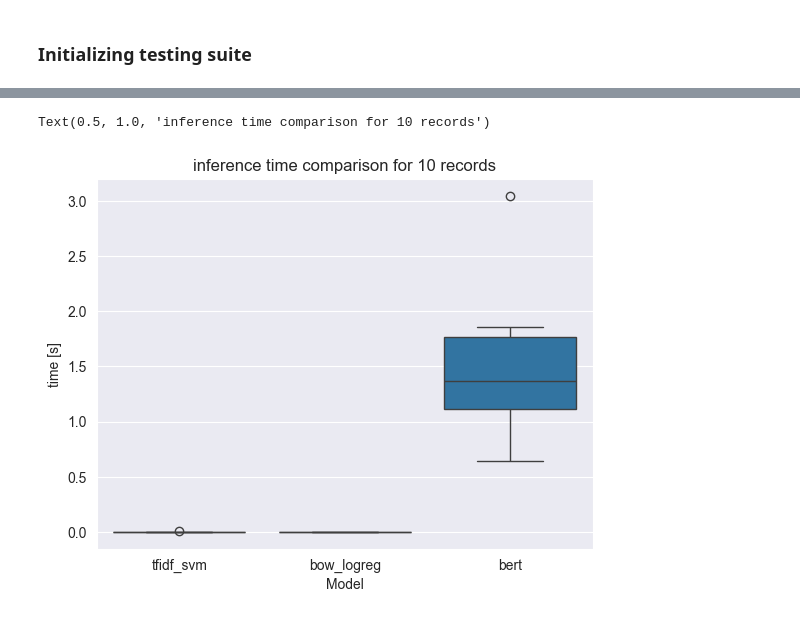
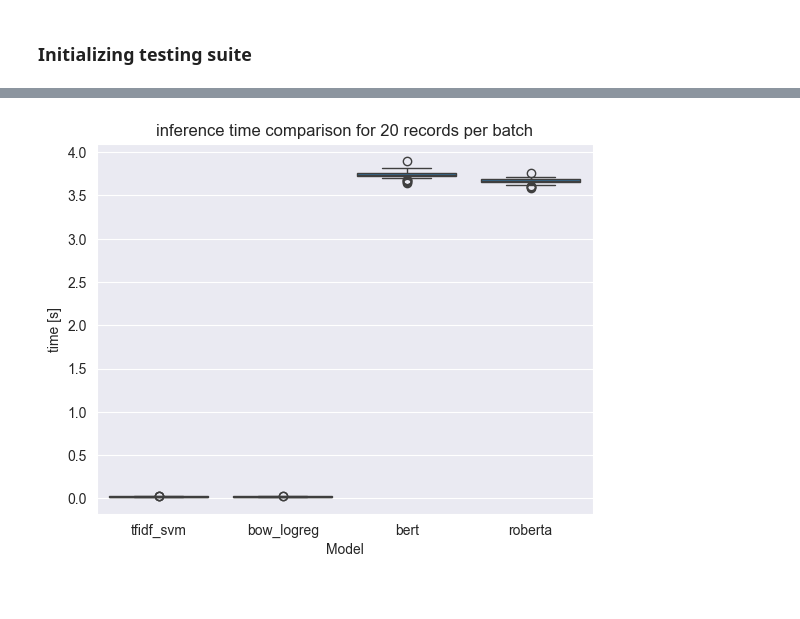
Before and after one commit to awroble/NLP_2025W, a Jupyter notebook: Tester/models_evaluation.ipynb, the cells around one changed output, grey strips where cells are left out. Cells and saved outputs as stored; diff of their text form; code cells hidden in the pictures.

```diff
--- a/Tester/models_evaluation.ipynb
+++ b/Tester/models_evaluation.ipynb
@@ -46,0 +51,2 @@ suite.add(BertModel(model=bert_model,tokenizer=bert_tokenizer,name="bert"))
+# %%
+suite.add(BertModel(model=roberta_model,tokenizer=roberta_tokenizer,name="roberta"))
@@ -77,0 +87,2 @@ Text(0.5, 1.0, 'Accuracy comparison')
+# %%
+f1_results=suite.evaluate(metric="f1_score",batch_nr=batch_nr)
@@ -77,0 +135,6 @@ Text(0.5, 1.0, 'Accuracy comparison')
+# %%
+df=pd.DataFrame.from_dict(f1_results)
+df1=df.melt().rename(columns={"value":"mcc","variable":"Model"})
+plot=sns.boxplot(x="Model",y="mcc",data=df1).set_title("mcc comparison")
+fig=plot.get_figure()
+fig.savefig("figs/mcc_results_comparison.png")
@@ -82,5 +145,3 @@ suite.change_ds(X[:100].to_numpy(),y[:100].to_numpy())
-# %%
-batch_nr=10
 # %%
 time_results=suite.measure_time(batch_nr=batch_nr)
 # %% [output]
@@ -97,8 +165,8 @@ batch nr 10 finished
 # %%
 dft=pd.DataFrame.from_dict(time_results)
 dft1=dft.melt().rename(columns={"value":"time [s]","variable":"Model"})
-
-sns.boxplot(x="Model",y="time [s]",data=dft1).set_title(f"inference time comparison for {batch_nr} records")
+sns.boxplot(x="Model",y="time [s]",data=dft1).set_title(f"inference time comparison for 20 records per batch")
+fig=plot.get_figure()
+fig.savefig("figs/mcc_results_comparison.png")
 # %% [output]
-Text(0.5, 1.0, 'inference time comparison for 10 records')
-[figure, old version]
+[figure, new version]
```
Also changed, not shown: parts of 12 cells of this notebook.
